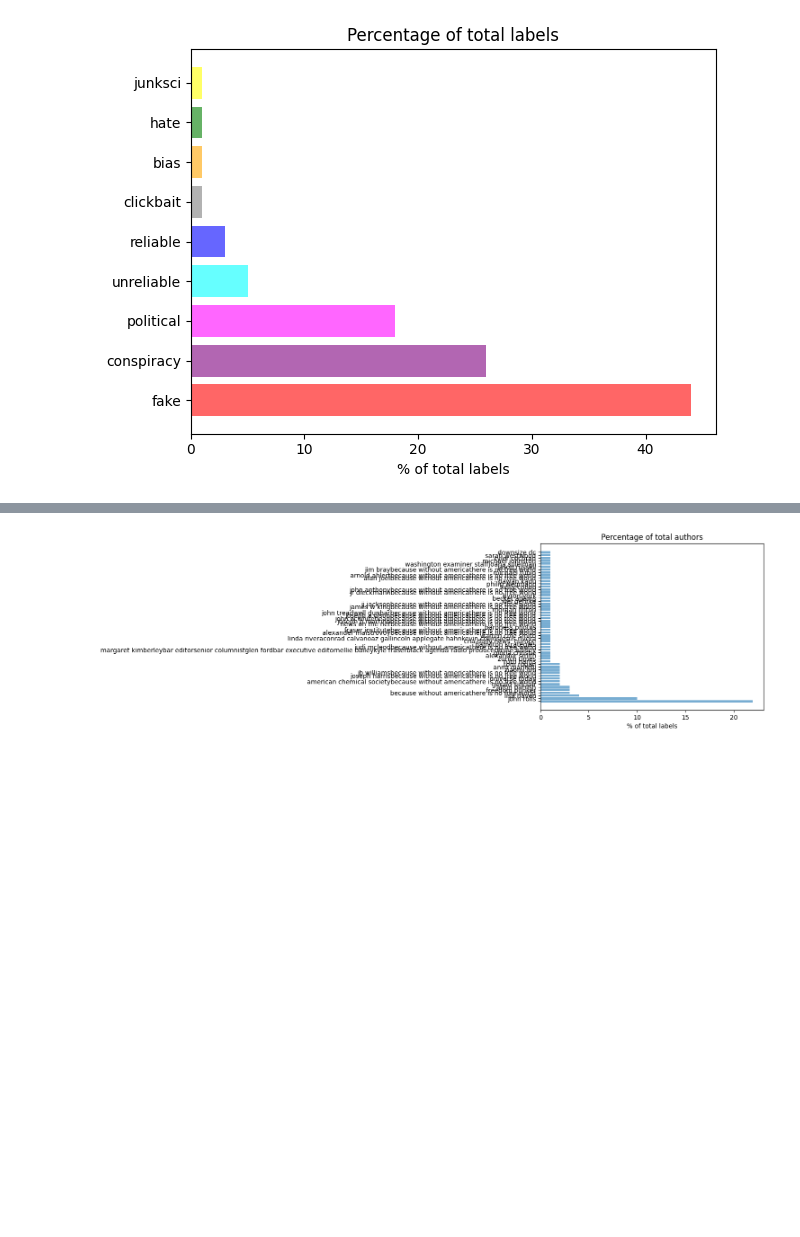
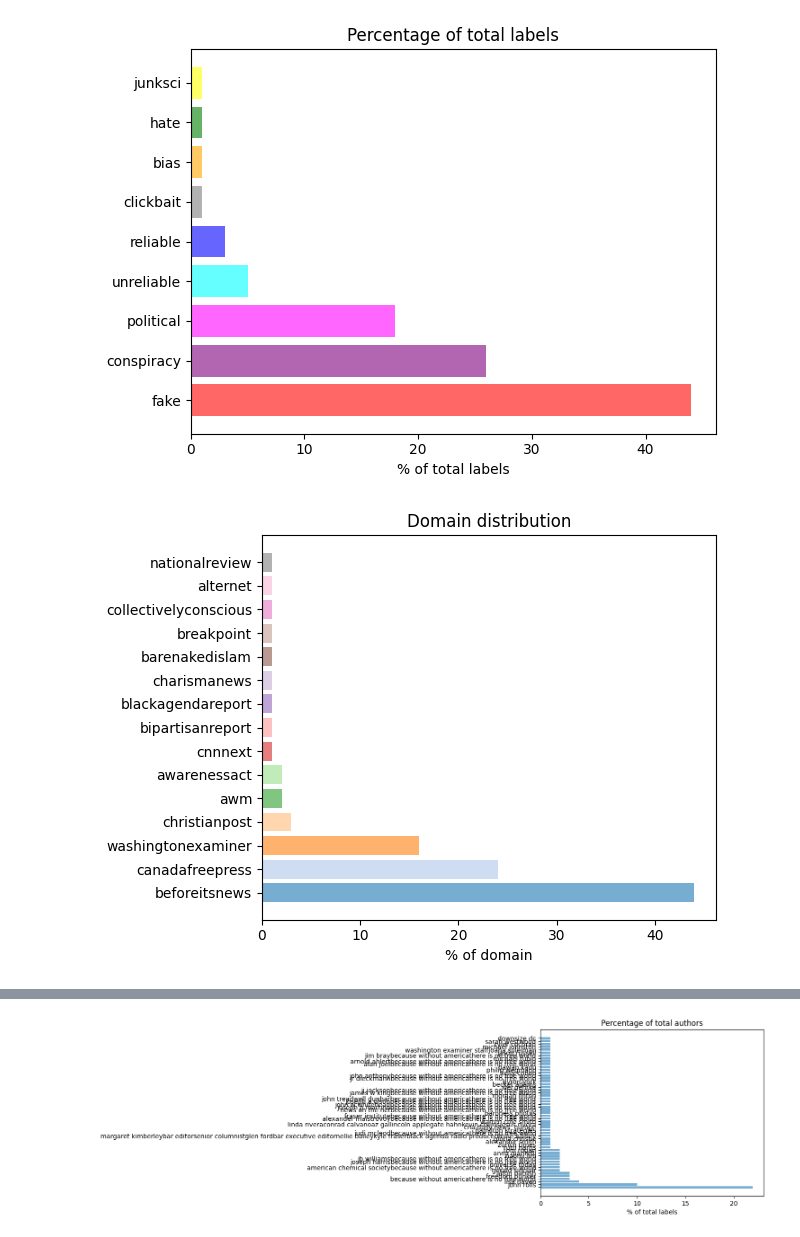
Before and after one commit to henrikdchristensen/DIKU-DS-Exam-FakeNewsDetection, a Jupyter notebook: src/bookhc.ipynb, the cells around one changed output, grey strips where cells are left out. Saved outputs shown, nothing was run; the diff lists cells and outputs as text; code cells hidden in the pictures; blank space fills up the shorter version.

```diff
--- a/src/bookhc.ipynb
+++ b/src/bookhc.ipynb
@@ -56,5 +56,9 @@ Stat.barplot_domain_contribution(threshold=0, percentage=True)
 Stat.barplot_type_distribution(percentage = True)
 # %% [output]
 [figure]
+# %%
+Stat.barplot_domain_distribution(percentage = True)
+# %% [output]
+[figure, added]
 # %%
 Stat.barplot_authors_contribution(threshold=1)
```
Also changed, not shown: parts of 5 cells of this notebook, 1 other file.
